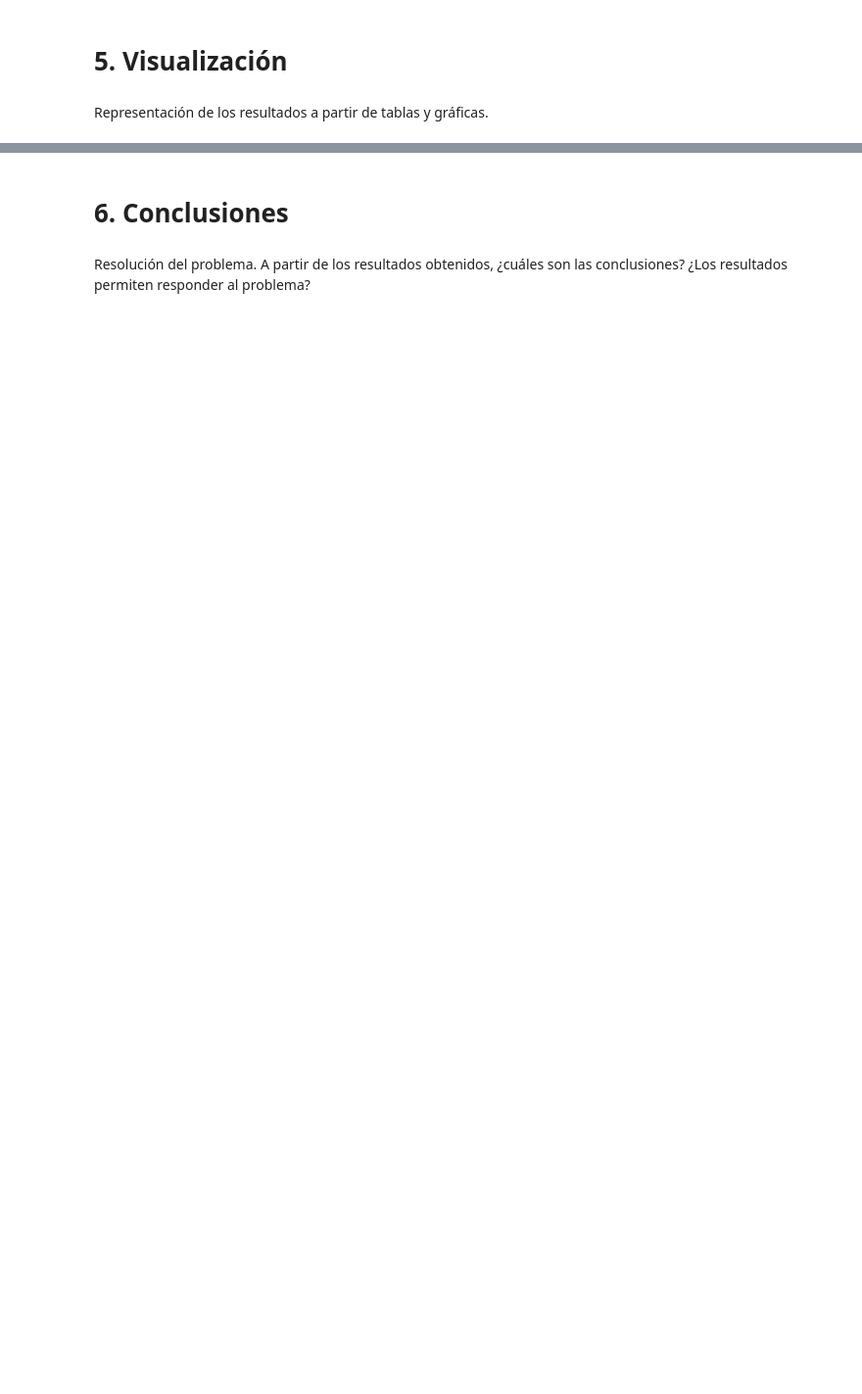
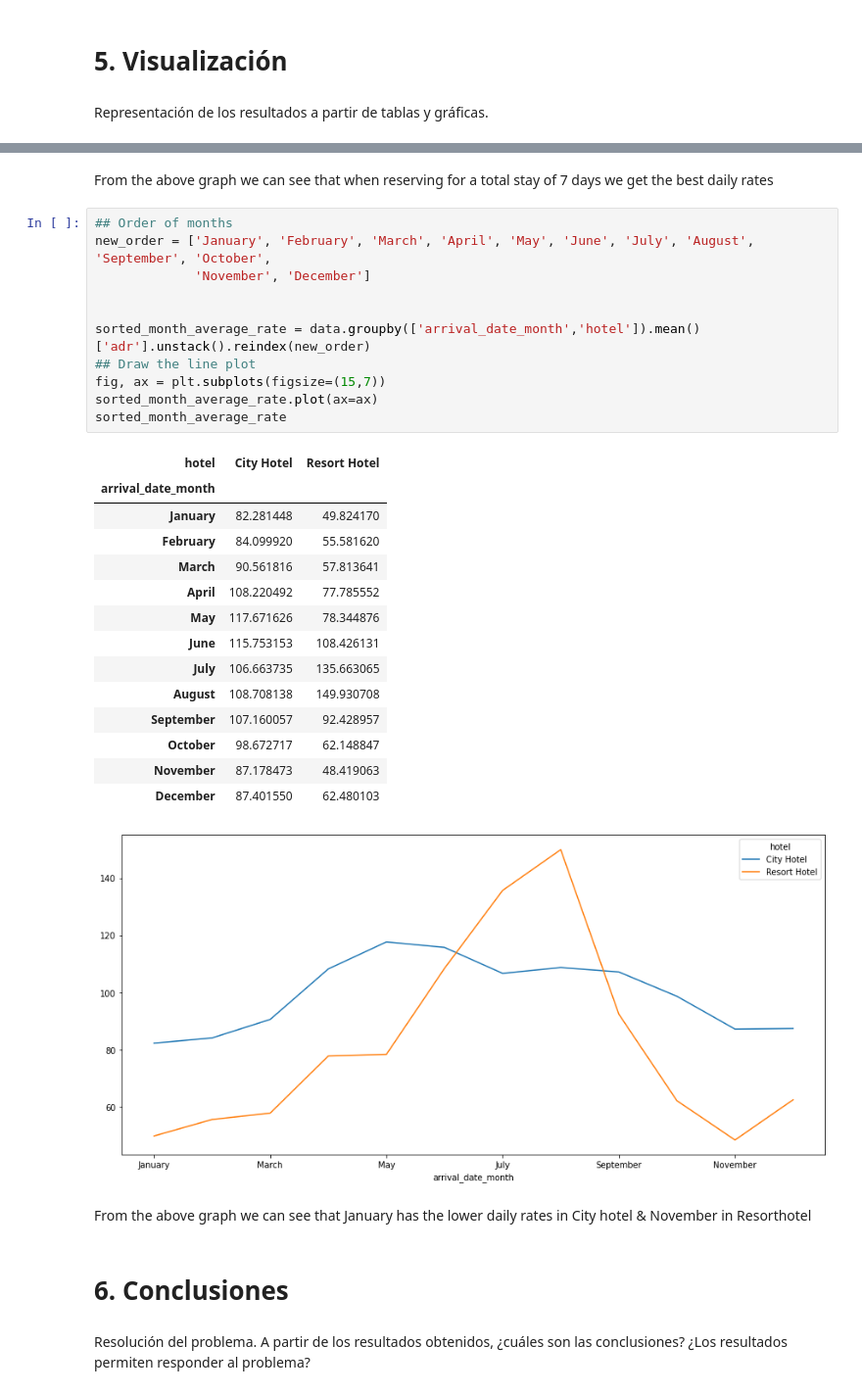
Before and after one commit to NorhanMasterUOC/hotel_bookings_EDA, a Jupyter notebook: hotel_bookings.ipynb, the cells around one changed output, grey strips where cells are left out. Shown at 98% size. Saved outputs shown, nothing was run; the diff lists cells and outputs as text; blank space fills up the shorter version.

```diff
--- a/hotel_bookings.ipynb
+++ b/hotel_bookings.ipynb
@@ -311,3 +366,34 @@ Representación de los resultados a partir de tablas y gráficas.
+# %% [markdown]
+From the above graph we can see that when reserving for a total stay of 7 days we get the best daily rates
+# %%
+## Order of months
+new_order = ['January', 'February', 'March', 'April', 'May', 'June', 'July', 'August', 'September', 'October',
+             'November', 'December']
+
+
+sorted_month_average_rate = data.groupby(['arrival_date_month','hotel']).mean()['adr'].unstack().reindex(new_order)
+## Draw the line plot
+fig, ax = plt.subplots(figsize=(15,7))
+sorted_month_average_rate.plot(ax=ax)
+sorted_month_average_rate
+# %% [output]
+| hotel | City Hotel | Resort Hotel |
+| arrival_date_month |  |  |
+| January | 82.281448 | 49.824170 |
+| February | 84.099920 | 55.581620 |
+| March | 90.561816 | 57.813641 |
+| April | 108.220492 | 77.785552 |
+| May | 117.671626 | 78.344876 |
+| June | 115.753153 | 108.426131 |
+| July | 106.663735 | 135.663065 |
+| August | 108.708138 | 149.930708 |
+| September | 107.160057 | 92.428957 |
+| October | 98.672717 | 62.148847 |
+| November | 87.178473 | 48.419063 |
+| December | 87.401550 | 62.480103 |
+[figure, added]
+# %% [markdown]
+From the above graph we can see that January has the lower daily rates in City hotel & November in Resorthotel
 # %% [markdown]
 # 6. Conclusiones
 # %% [markdown]
```
Also changed, not shown: parts of 33 cells of this notebook.
